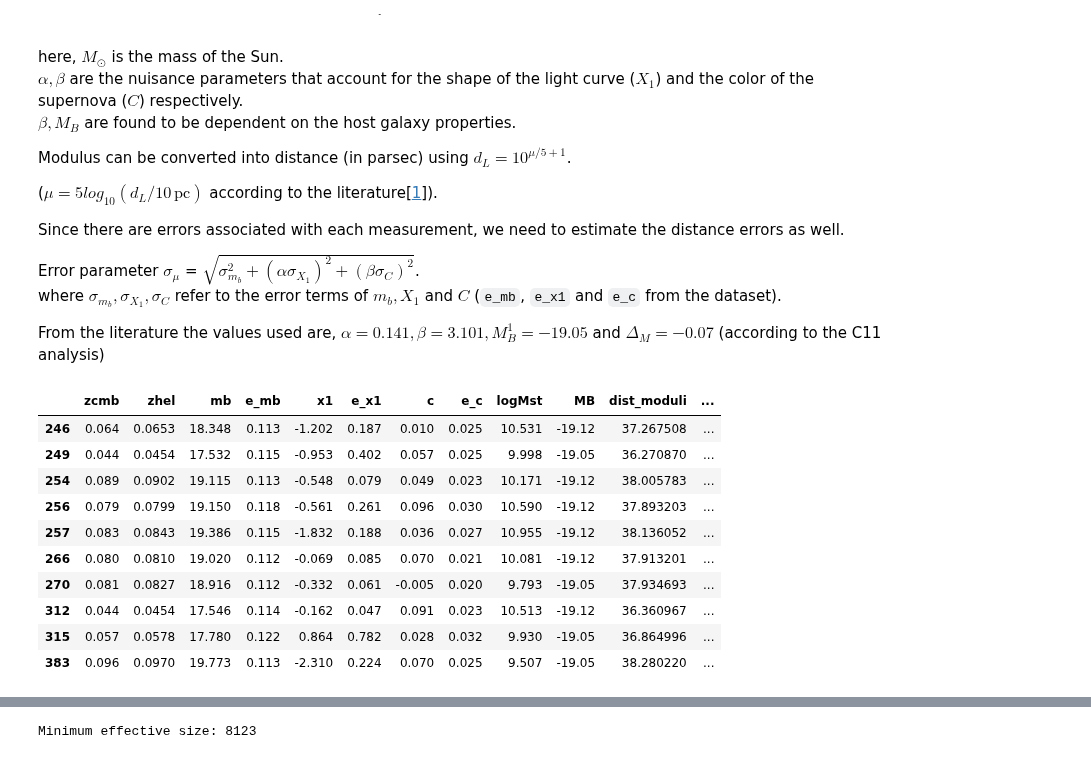
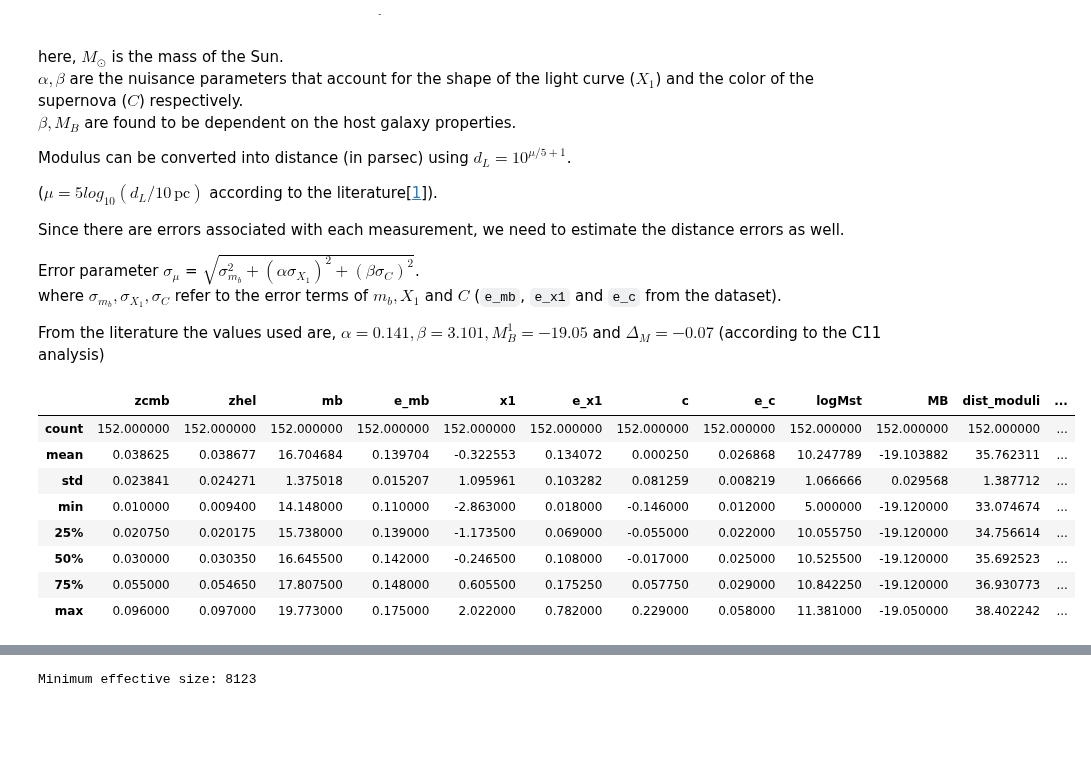
Before and after one commit to Raghuram-Veeramallu/Astro_Stat_Project2, a Jupyter notebook: Project2_Group3.ipynb, the cells around one changed output, grey strips where cells are left out. Drawn from its saved outputs; the diff is of its cells as text; code cells hidden in the pictures; blank space fills up the shorter version.

```diff
--- a/Project2_Group3.ipynb
+++ b/Project2_Group3.ipynb
@@ -111,18 +109,17 @@ data['e_mu'] = np.sqrt(data['e_mb'] ** 2 + (alpha * data['e_x1']) ** 2 + (beta *
 
 # distance error
 data['e_d']= (data['e_mu'] * np.log(10) * np.abs(data['d']))/5
-# %%
-data.head(10)
-# %% [output]
-|  | zcmb | zhel | mb | e_mb | x1 | e_x1 | c | e_c | logMst | MB | dist_moduli | ... |
-| 246 | 0.064 | 0.0653 | 18.348 | 0.113 | -1.202 | 0.187 | 0.010 | 0.025 | 10.531 | -19.12 | 37.267508 | ... |
-| 249 | 0.044 | 0.0454 | 17.532 | 0.115 | -0.953 | 0.402 | 0.057 | 0.025 | 9.998 | -19.05 | 36.270870 | ... |
-| 254 | 0.089 | 0.0902 | 19.115 | 0.113 | -0.548 | 0.079 | 0.049 | 0.023 | 10.171 | -19.12 | 38.005783 | ... |
-| 256 | 0.079 | 0.0799 | 19.150 | 0.118 | -0.561 | 0.261 | 0.096 | 0.030 | 10.590 | -19.12 | 37.893203 | ... |
-| 257 | 0.083 | 0.0843 | 19.386 | 0.115 | -1.832 | 0.188 | 0.036 | 0.027 | 10.955 | -19.12 | 38.136052 | ... |
-| 266 | 0.080 | 0.0810 | 19.020 | 0.112 | -0.069 | 0.085 | 0.070 | 0.021 | 10.081 | -19.12 | 37.913201 | ... |
-| 270 | 0.081 | 0.0827 | 18.916 | 0.112 | -0.332 | 0.061 | -0.005 | 0.020 | 9.793 | -19.05 | 37.934693 | ... |
-| 312 | 0.044 | 0.0454 | 17.546 | 0.114 | -0.162 | 0.047 | 0.091 | 0.023 | 10.513 | -19.12 | 36.360967 | ... |
-| 315 | 0.057 | 0.0578 | 17.780 | 0.122 | 0.864 | 0.782 | 0.028 | 0.032 | 9.930 | -19.05 | 36.864996 | ... |
-| 383 | 0.096 | 0.0970 | 19.773 | 0.113 | -2.310 | 0.224 | 0.070 | 0.025 | 9.507 | -19.05 | 38.280220 | ... |
+# %%
+#summary of the z<0.1 data
+data.describe()
+# %% [output]
+|  | zcmb | zhel | mb | e_mb | x1 | e_x1 | c | e_c | logMst | MB | dist_moduli | ... |
+| count | 152.000000 | 152.000000 | 152.000000 | 152.000000 | 152.000000 | 152.000000 | 152.000000 | 152.000000 | 152.000000 | 152.000000 | 152.000000 | ... |
+| mean | 0.038625 | 0.038677 | 16.704684 | 0.139704 | -0.322553 | 0.134072 | 0.000250 | 0.026868 | 10.247789 | -19.103882 | 35.762311 | ... |
+| std | 0.023841 | 0.024271 | 1.375018 | 0.015207 | 1.095961 | 0.103282 | 0.081259 | 0.008219 | 1.066666 | 0.029568 | 1.387712 | ... |
+| min | 0.010000 | 0.009400 | 14.148000 | 0.110000 | -2.863000 | 0.018000 | -0.146000 | 0.012000 | 5.000000 | -19.120000 | 33.074674 | ... |
+| 25% | 0.020750 | 0.020175 | 15.738000 | 0.139000 | -1.173500 | 0.069000 | -0.055000 | 0.022000 | 10.055750 | -19.120000 | 34.756614 | ... |
+| 50% | 0.030000 | 0.030350 | 16.645500 | 0.142000 | -0.246500 | 0.108000 | -0.017000 | 0.025000 | 10.525500 | -19.120000 | 35.692523 | ... |
+| 75% | 0.055000 | 0.054650 | 17.807500 | 0.148000 | 0.605500 | 0.175250 | 0.057750 | 0.029000 | 10.842250 | -19.120000 | 36.930773 | ... |
+| max | 0.096000 | 0.097000 | 19.773000 | 0.175000 | 2.022000 | 0.782000 | 0.229000 | 0.058000 | 11.381000 | -19.050000 | 38.402242 | ... |
 # %%
```
Also changed, not shown: parts of 4 cells of this notebook.
